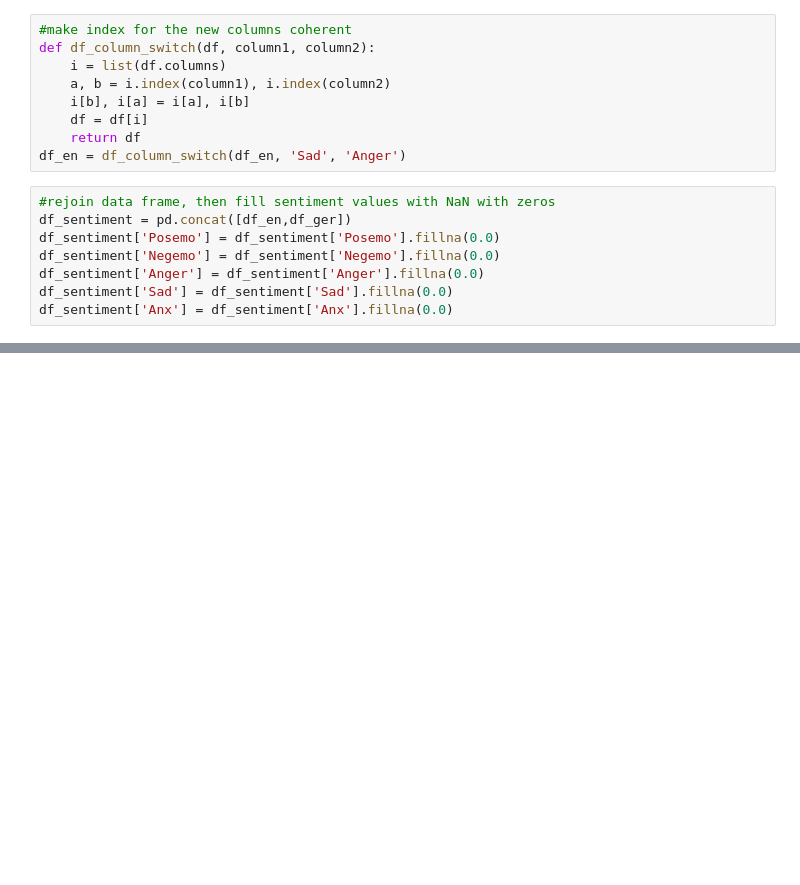
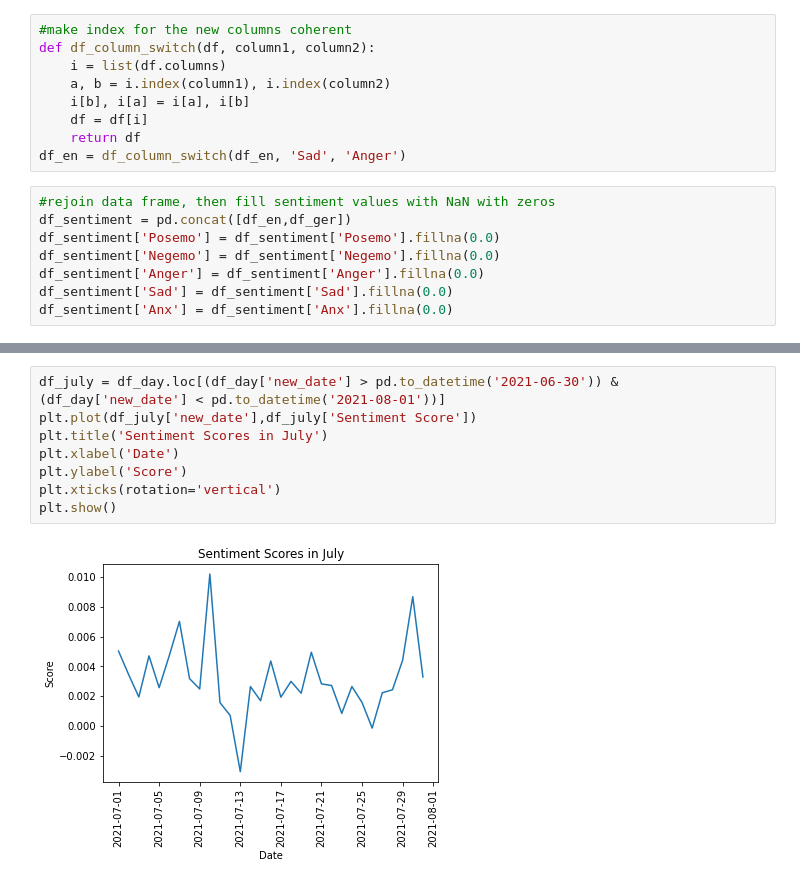
Before and after one commit to ahmadouw/IchBinHanna-Analysis, a Jupyter notebook: Sentiment_analysis_LIWC.ipynb, the cells around one changed output, grey strips where cells are left out. Drawn from its saved outputs; the diff is of its cells as text; blank space fills up the shorter version.

```diff
--- a/Sentiment_analysis_LIWC.ipynb
+++ b/Sentiment_analysis_LIWC.ipynb
@@ -92,0 +148,10 @@ df_sentiment['Anx'] = df_sentiment['Anx'].fillna(0.0)
+# %%
+df_july = df_day.loc[(df_day['new_date'] > pd.to_datetime('2021-06-30')) & (df_day['new_date'] < pd.to_datetime('2021-08-01'))]
+plt.plot(df_july['new_date'],df_july['Sentiment Score'])
+plt.title('Sentiment Scores in July')
+plt.xlabel('Date')
+plt.ylabel('Score')
+plt.xticks(rotation='vertical')
+plt.show()
+# %% [output]
+[figure, added]
```
Also changed, not shown: parts of 9 cells of this notebook.
